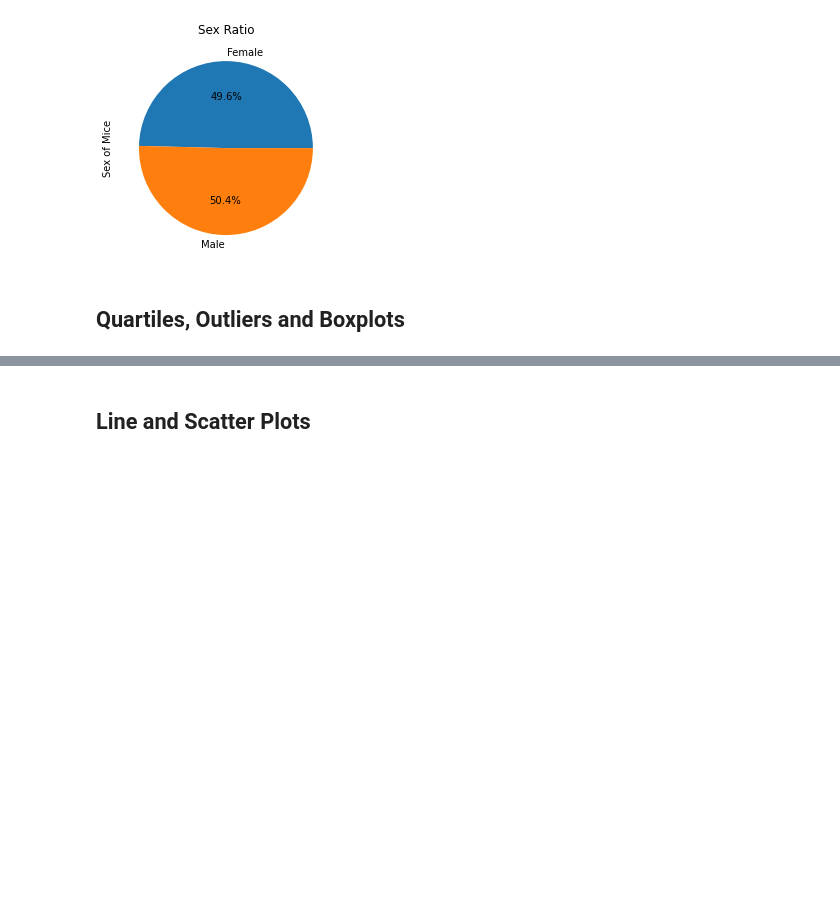
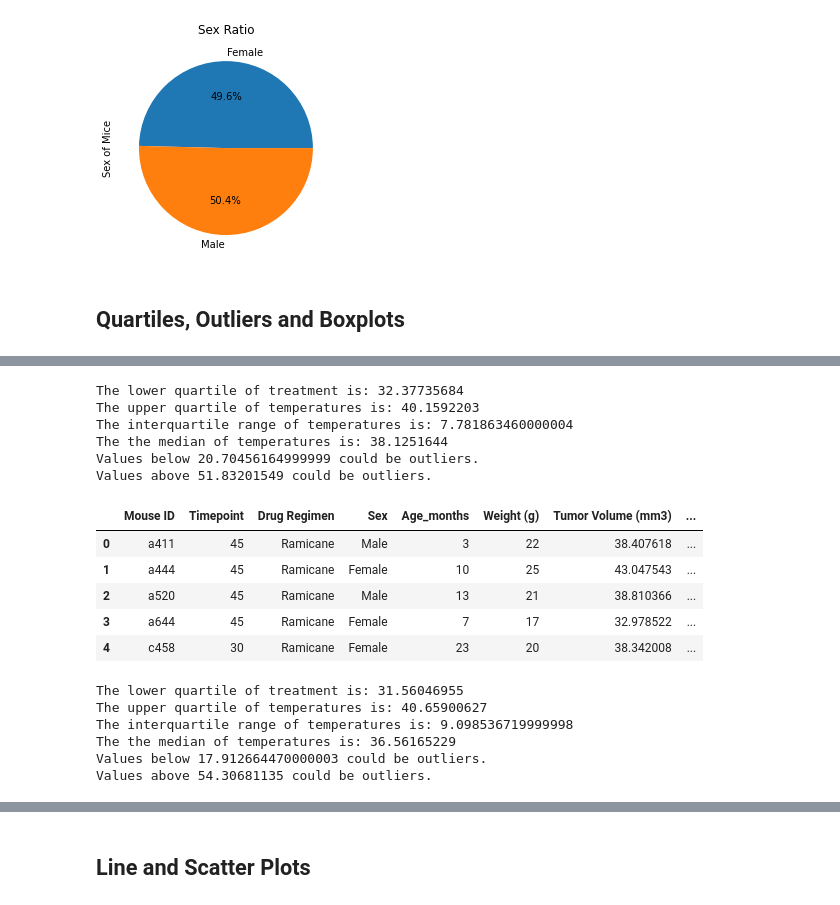
Before and after one commit to Anastefanski/Matplotlib_Homework, a Jupyter notebook: Pymaceuticals/pymaceuticals_starter.ipynb, the cells around one changed output, grey strips where cells are left out. Saved outputs shown, nothing was run; the diff lists cells and outputs as text; code cells hidden in the pictures; blank space fills up the shorter version.

Commit message:
quartiles

```diff
--- a/Pymaceuticals/pymaceuticals_starter.ipynb
+++ b/Pymaceuticals/pymaceuticals_starter.ipynb
@@ -197,0 +192,69 @@ Ceftamin_df = clean_mouse_df.loc[clean_mouse_df["Drug Regimen"] == "Ceftamin", :
+# %%
+# Calculate the IQR and quantitatively determine if there are any potential outliers for Capomulin
+Capomulin_tumors = Capomulin_merge["Tumor Volume (mm3)"]
+
+quartiles = Capomulin_tumors.quantile([.25,.5,.75])
+lowerq = quartiles[0.25]
+upperq = quartiles[0.75]
+iqr = upperq-lowerq
+
+print(f"The lower quartile of treatment is: {lowerq}")
+print(f"The upper quartile of temperatures is: {upperq}")
+print(f"The interquartile range of temperatures is: {iqr}")
+print(f"The the median of temperatures is: {quartiles[0.5]} ")
+
+# Determine outliers using upper and lower bounds
+
+lower_bound = lowerq - (1.5*iqr)
+upper_bound = upperq + (1.5*iqr)
+
+print(f"Values below {lower_bound} could be outliers.")
+print(f"Values above {upper_bound} could be outliers.")
+# %% [output]
+The lower quartile of treatment is: 32.37735684
+The upper quartile of temperatures is: 40.1592203
+The interquartile range of temperatures is: 7.781863460000004
+The the median of temperatures is: 38.1251644
+Values below 20.70456164999999 could be outliers.
+Values above 51.83201549 could be outliers.
+# %%
+#Ramicane final tumor volume
+Ramicane_final = Ramicane_df.groupby('Mouse ID').max()['Timepoint']
+Ramicane_vol = pd.DataFrame(Ramicane_final)
+Ramicane_merge = pd.merge(Ramicane_vol, clean_mouse_df, on=("Mouse ID","Timepoint"),how="left")
+Ramicane_merge.head()
+# %% [output]
+|  | Mouse ID | Timepoint | Drug Regimen | Sex | Age_months | Weight (g) | Tumor Volume (mm3) | ... |
+| 0 | a411 | 45 | Ramicane | Male | 3 | 22 | 38.407618 | ... |
+| 1 | a444 | 45 | Ramicane | Female | 10 | 25 | 43.047543 | ... |
+| 2 | a520 | 45 | Ramicane | Male | 13 | 21 | 38.810366 | ... |
+| 3 | a644 | 45 | Ramicane | Female | 7 | 17 | 32.978522 | ... |
+| 4 | c458 | 30 | Ramicane | Female | 23 | 20 | 38.342008 | ... |
+# %%
+# Calculate the IQR and quantitatively determine if there are any potential outliers for Ramicane
+Ramicane_tumors = Ramicane_merge["Tumor Volume (mm3)"]
+
+quartiles = Ramicane_tumors.quantile([.25,.5,.75])
+lowerq = quartiles[0.25]
+upperq = quartiles[0.75]
+iqr = upperq-lowerq
+
+print(f"The lower quartile of treatment is: {lowerq}")
+print(f"The upper quartile of temperatures is: {upperq}")
+print(f"The interquartile range of temperatures is: {iqr}")
+print(f"The the median of temperatures is: {quartiles[0.5]} ")
+
+# Determine outliers using upper and lower bounds
+
+lower_bound = lowerq - (1.5*iqr)
+upper_bound = upperq + (1.5*iqr)
+
+print(f"Values below {lower_bound} could be outliers.")
+print(f"Values above {upper_bound} could be outliers.")
+# %% [output]
+The lower quartile of treatment is: 31.56046955
+The upper quartile of temperatures is: 40.65900627
+The interquartile range of temperatures is: 9.098536719999998
+The the median of temperatures is: 36.56165229
+Values below 17.912664470000003 could be outliers.
+Values above 54.30681135 could be outliers.
```
Also changed, not shown: parts of 8 cells of this notebook.
